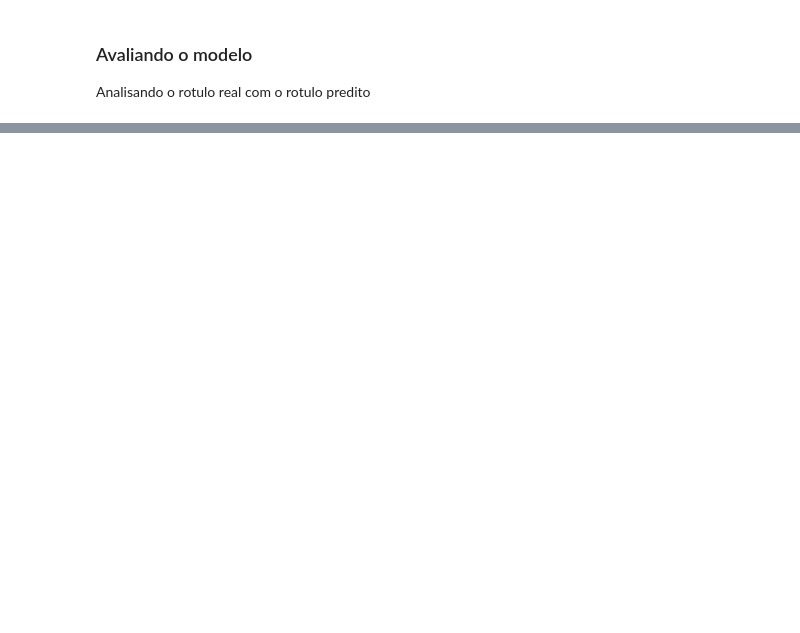
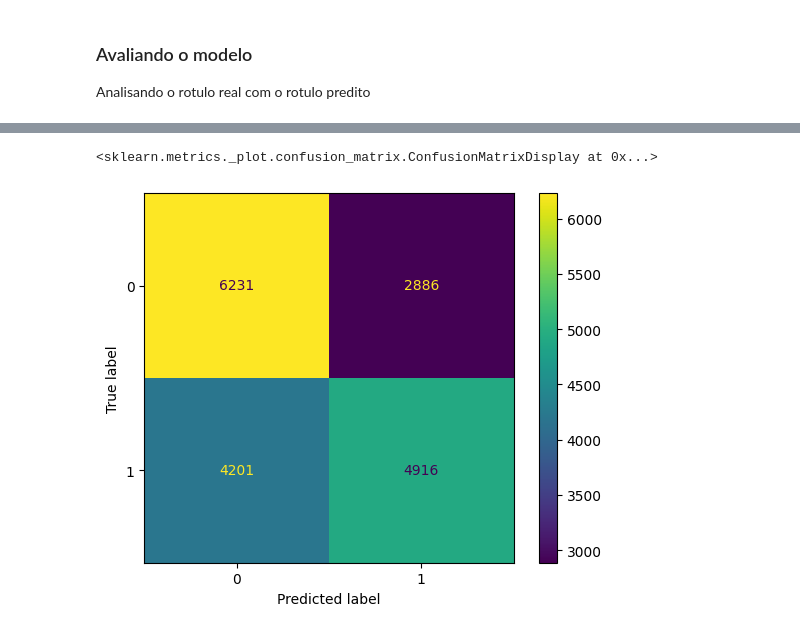
Before and after one commit to EmersonFariaOliveira/feature-engineering, a Jupyter notebook: 03-projeto_integrado_exploracao_categoricas.ipynb, the cells around one changed output, grey strips where cells are left out. Cells and saved outputs as stored; diff of their text form; code cells hidden in the pictures; blank space fills up the shorter version.

```diff
--- a/03-projeto_integrado_exploracao_categoricas.ipynb
+++ b/03-projeto_integrado_exploracao_categoricas.ipynb
@@ -369,3 +505,11 @@ Analisando o rotulo real com o rotulo predito
 # %%
 from sklearn.metrics import classification_report, ConfusionMatrixDisplay, confusion_matrix
 from sklearn.metrics import accuracy_score, recall_score, precision_score, f1_score
+# %%
+y_pred_train = Classif_KNN.predict(X_train_preprocessed)
+
+print(classification_report(y_train_balanced, y_pred_train))
+print("ACC: %.2f " %(accuracy_score(y_train_balanced, y_pred_train)))
+print("Recall: %.2f " %(recall_score(y_train_balanced, y_pred_train)))
+print("Precision: %.2f " %(precision_score(y_train_balanced, y_pred_train)))
+print("F1: %.2f " %(f1_score(y_train_balanced, y_pred_train)))
@@ -372,3 +530,10 @@ from sklearn.metrics import accuracy_score, recall_score, precision_score, f1_sc
+# %%
+cm = confusion_matrix(y_train_balanced, y_pred_train)
+disp = ConfusionMatrixDisplay(cm)
+disp.plot()
+# %% [output]
+<sklearn.metrics._plot.confusion_matrix.ConfusionMatrixDisplay at 0x...>
+[figure, added]
 # %%
 y_pred = Classif_KNN.predict(X_test_preprocessed)
 
```
Also changed, not shown: parts of 24 cells of this notebook, 8 other files.
